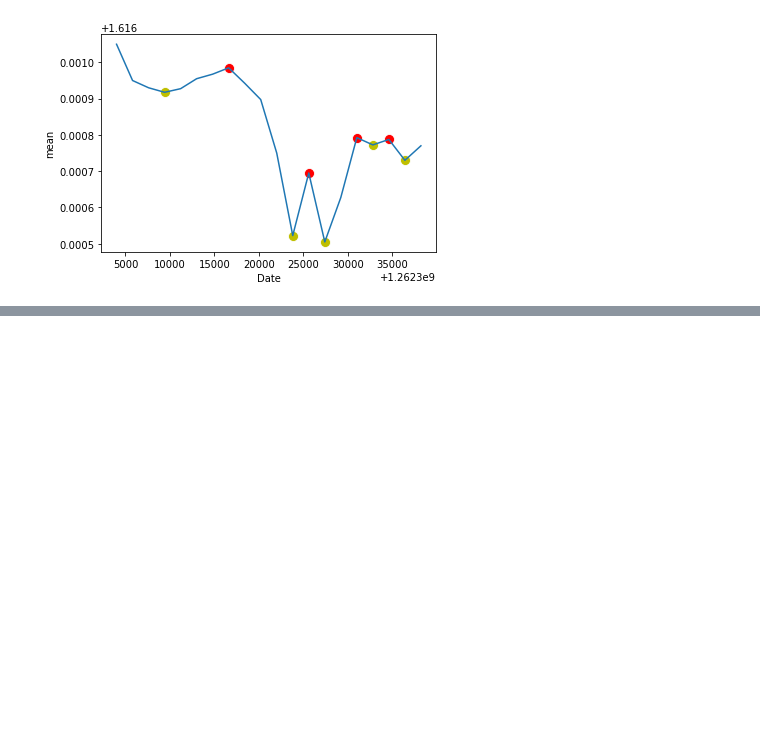
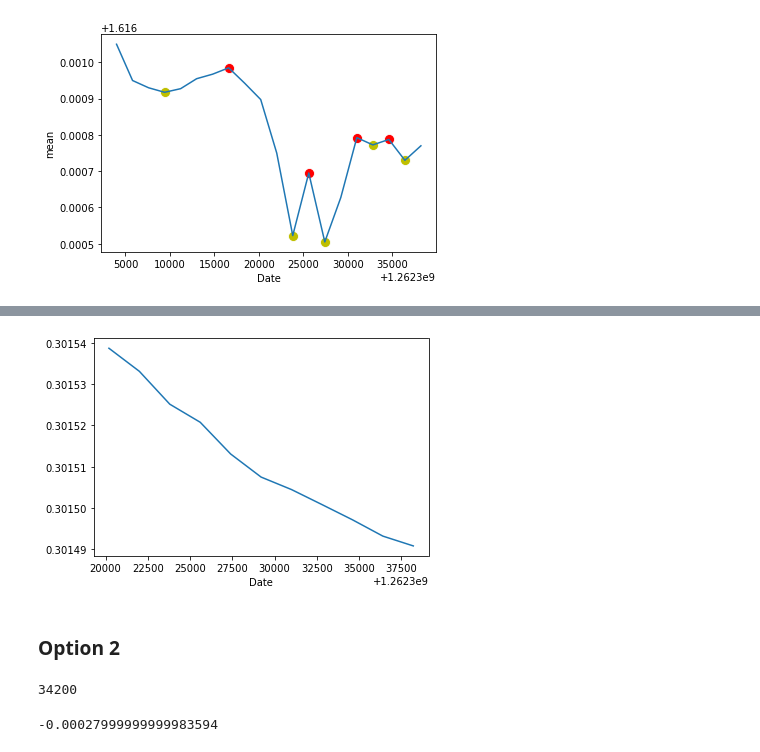
Before and after one commit to denisvivdenko/stock-prices-pattern-recognition, a Jupyter notebook: notebooks/data_preprocessing_for_som_classification.ipynb, the cells around one changed output, grey strips where cells are left out. Saved outputs shown, nothing was run; the diff lists cells and outputs as text; code cells hidden in the pictures; blank space fills up the shorter version.

```diff
--- a/notebooks/data_preprocessing_for_som_classification.ipynb
+++ b/notebooks/data_preprocessing_for_som_classification.ipynb
@@ -127,0 +220,10 @@ sns.scatterplot(y=minimums.values, x=minimums.index, color='y', s=100);
+# %%
+trend_normalizer = Normalizer()
+trend_normalizer = trend_normalizer.fit([trend])
+norm_trend = trend_normalizer.transform([trend])
+# %%
+sns.lineplot(y=norm_trend[0], x=window_means.index[n - 1:]);
+# %% [output]
+[figure, added]
+# %% [markdown]
+### Option 2
@@ -127,0 +236,8 @@ sns.scatterplot(y=minimums.values, x=minimums.index, color='y', s=100);
+# %%
+last_timestamp - first_timestamp
+# %% [output]
+34200
+# %%
+last_value - first_value
+# %% [output]
+-0.00027999999999983594
```
Also changed, not shown: parts of 27 cells of this notebook.
